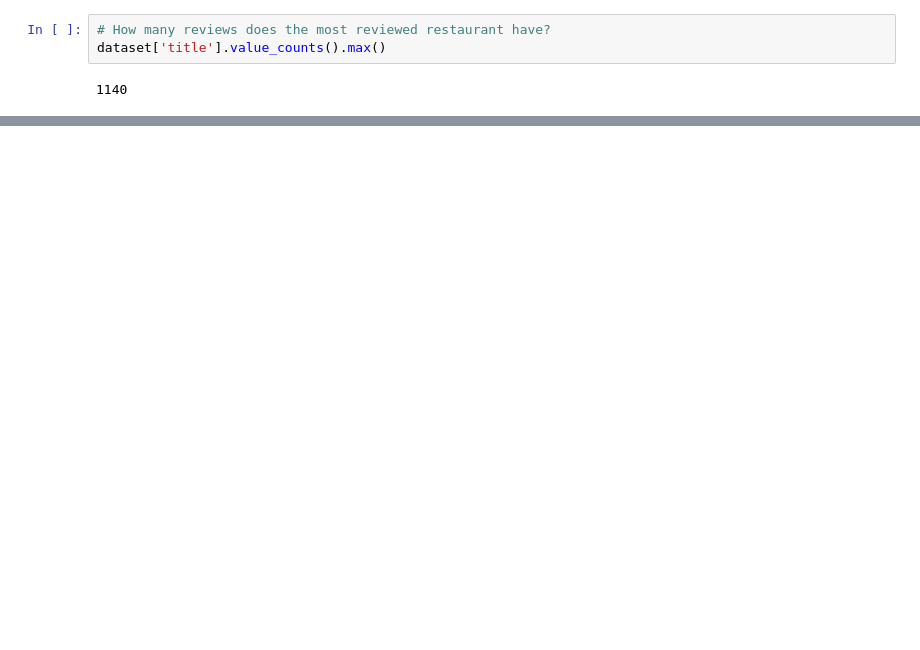
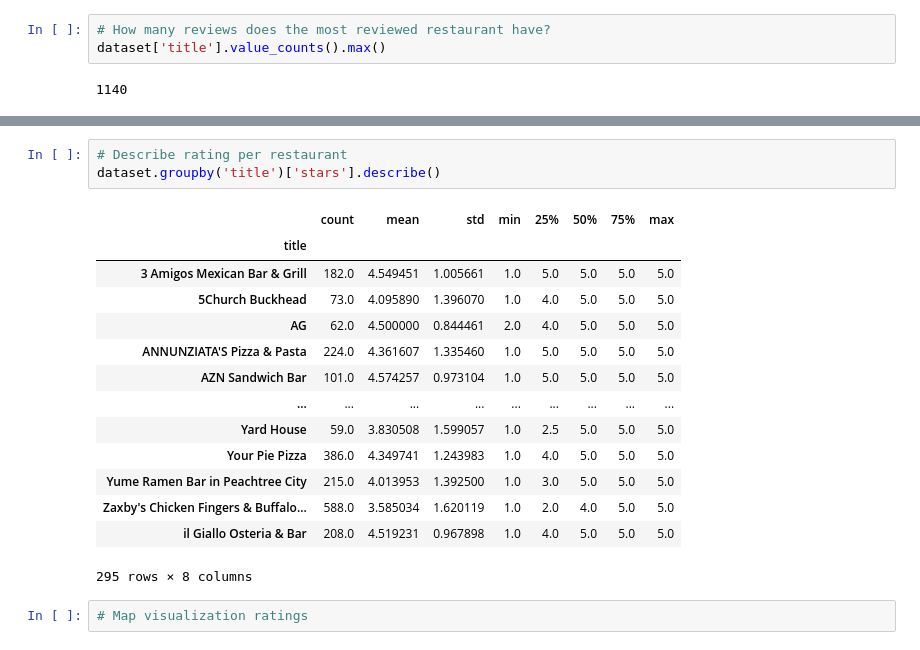
Before and after one commit to beatrizmarques2005/text_mining_in_reviews, a Jupyter notebook: notebooks/exploration.ipynb, the cells around one changed output, grey strips where cells are left out. Saved outputs shown, nothing was run; the diff lists cells and outputs as text; blank space fills up the shorter version.

```diff
--- a/notebooks/exploration.ipynb
+++ b/notebooks/exploration.ipynb
@@ -108,0 +248,20 @@ dataset['title'].value_counts().max()
+# %%
+# Describe rating per restaurant
+dataset.groupby('title')['stars'].describe()
+# %% [output]
+|  | count | mean | std | min | 25% | 50% | 75% | max |
+| title |  |  |  |  |  |  |  |  |
+| 3 Amigos Mexican Bar & Grill | 182.0 | 4.549451 | 1.005661 | 1.0 | 5.0 | 5.0 | 5.0 | 5.0 |
+| 5Church Buckhead | 73.0 | 4.095890 | 1.396070 | 1.0 | 4.0 | 5.0 | 5.0 | 5.0 |
+| AG | 62.0 | 4.500000 | 0.844461 | 2.0 | 4.0 | 5.0 | 5.0 | 5.0 |
+| ANNUNZIATA'S Pizza & Pasta | 224.0 | 4.361607 | 1.335460 | 1.0 | 5.0 | 5.0 | 5.0 | 5.0 |
+| AZN Sandwich Bar | 101.0 | 4.574257 | 0.973104 | 1.0 | 5.0 | 5.0 | 5.0 | 5.0 |
+| ... | ... | ... | ... | ... | ... | ... | ... | ... |
+| Yard House | 59.0 | 3.830508 | 1.599057 | 1.0 | 2.5 | 5.0 | 5.0 | 5.0 |
+| Your Pie Pizza | 386.0 | 4.349741 | 1.243983 | 1.0 | 4.0 | 5.0 | 5.0 | 5.0 |
+| Yume Ramen Bar in Peachtree City | 215.0 | 4.013953 | 1.392500 | 1.0 | 3.0 | 5.0 | 5.0 | 5.0 |
+| Zaxby's Chicken Fingers & Buffalo... | 588.0 | 3.585034 | 1.620119 | 1.0 | 2.0 | 4.0 | 5.0 | 5.0 |
+| il Giallo Osteria & Bar | 208.0 | 4.519231 | 0.967898 | 1.0 | 4.0 | 5.0 | 5.0 | 5.0 |
+295 rows × 8 columns
+# %%
+# Map visualization ratings
```
Also changed, not shown: parts of 11 cells of this notebook.
